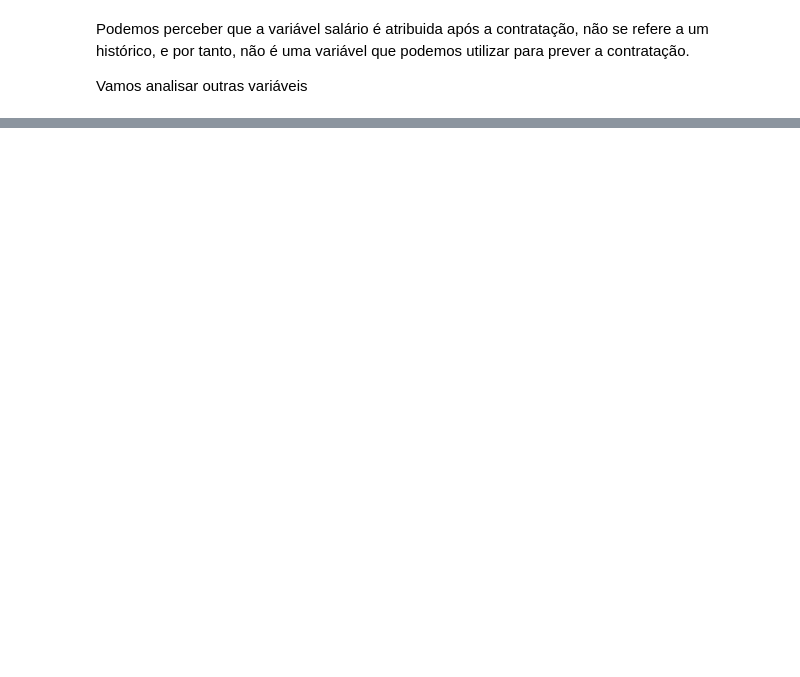
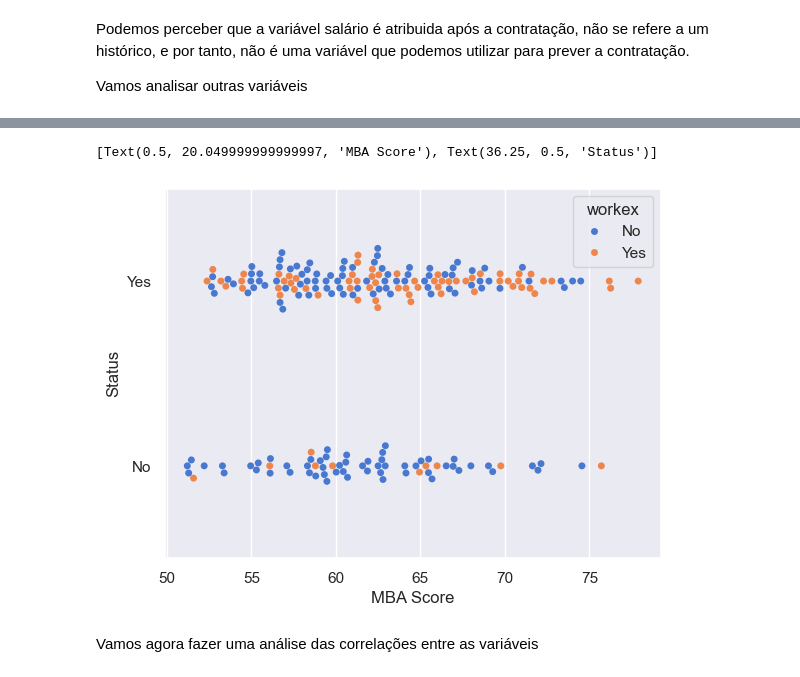
Before and after one commit to z-fab/postech-data-analytics, a Jupyter notebook: f2-machine-learning/m2-machine-learning-avancado/notebook-aula2.ipynb, the cells around one changed output, grey strips where cells are left out. Saved outputs shown, nothing was run; the diff lists cells and outputs as text; code cells hidden in the pictures; blank space fills up the shorter version.

```diff
--- a/f2-machine-learning/m2-machine-learning-avancado/notebook-aula2.ipynb
+++ b/f2-machine-learning/m2-machine-learning-avancado/notebook-aula2.ipynb
@@ -136,0 +148,8 @@ sns.histplot(data=df, x='salary')
+# %%
+sns.set_theme(style="darkgrid", palette="muted")
+
+ax = sns.swarmplot(data=df, x='mba_p', y='status', hue='workex')
+ax.set(xlabel='MBA Score', ylabel='Status')
+# %% [output]
+[Text(0.5, 20.049999999999997, 'MBA Score'), Text(36.25, 0.5, 'Status')]
+[figure, added]
@@ -136,0 +158,2 @@ sns.histplot(data=df, x='salary')
+# %% [markdown]
+Vamos agora fazer uma análise das correlações entre as variáveis
```
Also changed, not shown: parts of 39 cells of this notebook.
